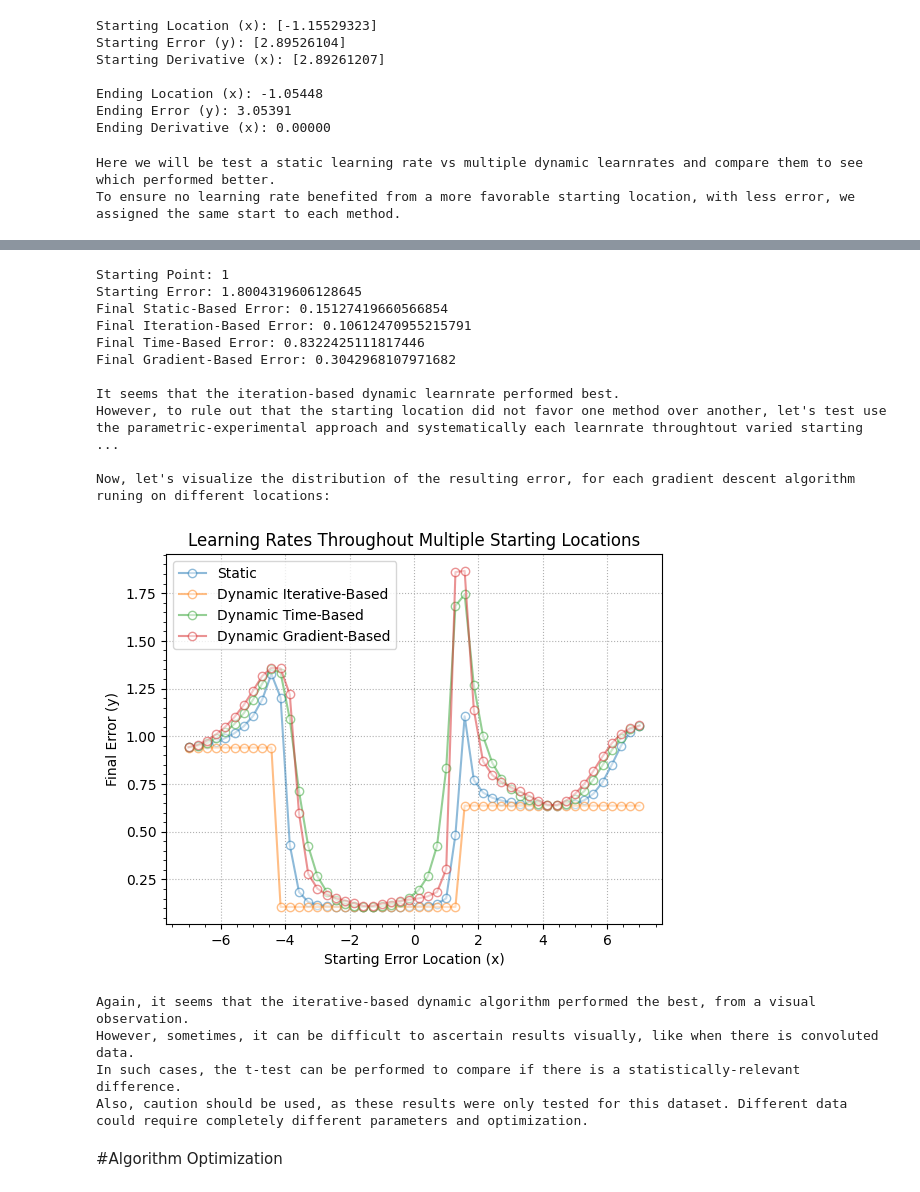
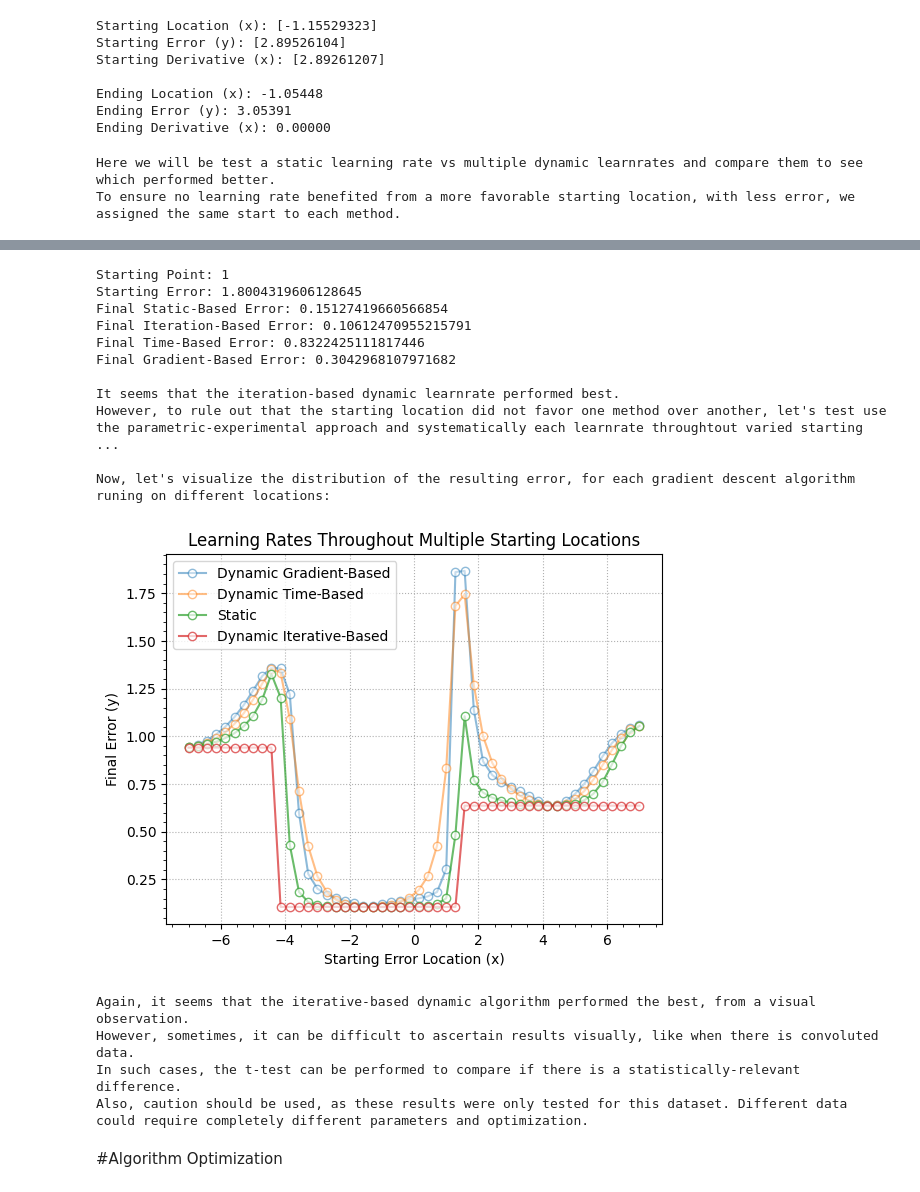
Before and after one commit to Salciano/ShowcasePython, a Jupyter notebook: Showcase.ipynb, the cells around one changed output, grey strips where cells are left out. Drawn from its saved outputs; the diff is of its cells as text; code cells hidden in the pictures.

```diff
--- a/Showcase.ipynb
+++ b/Showcase.ipynb
@@ -382,13 +384,13 @@ for idx_learn_rate in range(len(learn_rate)):
 
 # Graph
 ploti.rc("lines", marker="o", markerfacecolor="w")
-ploti.plot(in1, fin1(in1), "-", label="Error Function")
-ploti.plot(in1, defin1(in1), "--", label="Derivative")
+ploti.plot(in1, fin1(in1), "y-", label="Error Function")
+ploti.plot(in1, defin1(in1), "k--", label="Derivative")
 ploti.plot(init_point, fin1(init_point), "ko", label="Starting Point")
-ploti.plot(final_error[0], fin1(final_error[0]), "bx", label="Final Point of Static Learnrate", alpha=.7)
-ploti.plot(final_error[1], fin1(final_error[1]), "yx", label="Final Point of Iteration-Based Dynamic Learnrate", alpha=.7)
-ploti.plot(final_error[2], fin1(final_error[2]), "gx", label="Final Point of Time-Based Dynamic Learnrate", alpha=.7)
-ploti.plot(final_error[3], fin1(final_error[3]), "rx", label="Final Point of Gradient-Based Dynamic Learnrate", alpha=.7)
+ploti.plot(final_error[3], fin1(final_error[3]), "x", label="Final Point of Gradient-Based Dynamic Learnrate", alpha=.7)
+ploti.plot(final_error[2], fin1(final_error[2]), "x", label="Final Point of Time-Based Dynamic Learnrate", alpha=.7)
+ploti.plot(final_error[0], fin1(final_error[0]), "x", label="Final Point of Static Learnrate", alpha=.7)
+ploti.plot(final_error[1], fin1(final_error[1]), "x", label="Final Point of Iteration-Based Dynamic Learnrate", alpha=.7)
 ploti.grid(linestyle=":")
 ploti.minorticks_on()
 ploti.legend(bbox_to_anchor=(1.04, 1.02), loc="upper left")
@@ -431,10 +433,10 @@ for idx1_start, proxy_min in enumerate(start_locs): # run the gradient descent a
 print("\nNow, let's visualize the distribution of the resulting error, for each gradient descent algorithm runing on different locations:")
 
 ploti.rc("lines", marker="o", markerfacecolor="w")
-ploti.plot(start_locs, final_error[:,0], alpha=0.5, label="Static")
-ploti.plot(start_locs, final_error[:,1], alpha=0.5, label="Dynamic Iterative-Based")
+ploti.plot(start_locs, final_error[:,3], alpha=0.5, label="Dynamic Gradient-Based")
 ploti.plot(start_locs, final_error[:,2], alpha=0.5, label="Dynamic Time-Based")
-ploti.plot(start_locs, final_error[:,3], alpha=0.5, label="Dynamic Gradient-Based")
+ploti.plot(start_locs, final_error[:,0], alpha=0.7, label="Static")
+ploti.plot(start_locs, final_error[:,1], alpha=0.7, label="Dynamic Iterative-Based")
 
 ploti.xlabel("Starting Error Location (x)")
 ploti.ylabel("Final Error (y)")
@@ -449,6 +451,8 @@ print("\nAgain, it seems that the iterative-based dynamic algorithm performed th
 print("However, sometimes, it can be difficult to ascertain results visually, like when there is convoluted data.")
 print("In such cases, the t-test can be performed to compare if there is a statistically-relevant difference.")
 print("Also, caution should be used, as these results were only tested for this dataset. Different data could require completely different parameters and optimization.")
+
+ploti.rcdefaults() # Reset the styles to avoid spillover to other cells
 # %% [output]
 Here we will be test a static learning rate vs multiple dynamic learnrates and compare them to see which performed better.
 To ensure no learning rate benefited from a more favorable starting location, with less error, we assigned the same start to each method.
@@ -456,15 +460,15 @@ To ensure no learning rate benefited from a more favorable starting location, wi
 Starting Point: 1
 Starting Error: 1.8004319606128645
 Final Static-Based Error: 0.15127419660566854
 Final Iteration-Based Error: 0.10612470955215791
 Final Time-Based Error: 0.8322425111817446
 Final Gradient-Based Error: 0.3042968107971682
 
 It seems that the iteration-based dynamic learnrate performed best.
 However, to rule out that the starting location did not favor one method over another, let's test use the parametric-experimental approach and systematically each learnrate throughtout varied starting ...
 
 Now, let's visualize the distribution of the resulting error, for each gradient descent algorithm runing on different locations:
-[figure, old version]
+[figure, new version]
 Again, it seems that the iterative-based dynamic algorithm performed the best, from a visual observation.
 However, sometimes, it can be difficult to ascertain results visually, like when there is convoluted data.
 In such cases, the t-test can be performed to compare if there is a statistically-relevant difference.
```
Also changed, not shown: parts of 56 cells of this notebook.
